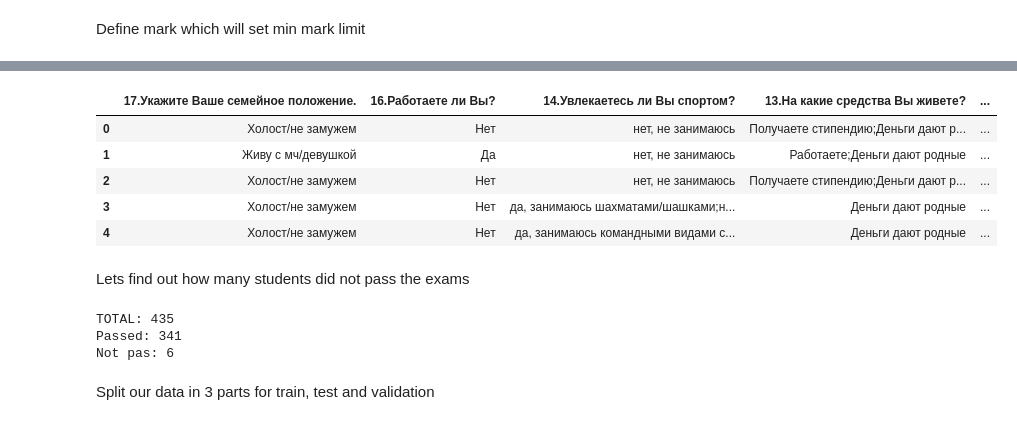
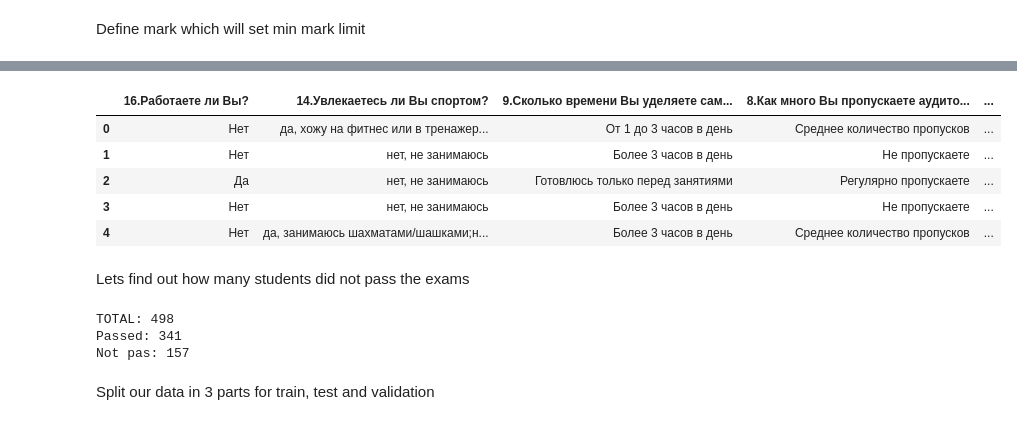
Before and after one commit to alexgiving/coursework_3, a Jupyter notebook: 3course.ipynb, the cells around one changed output, grey strips where cells are left out. Cells and saved outputs as stored; diff of their text form; code cells hidden in the pictures.

```diff
--- a/3course.ipynb
+++ b/3course.ipynb
@@ -15,7 +16,7 @@ from sklearn.metrics import mean_squared_error, mean_absolute_error, r2_score
 # %% [markdown]
 Define mark which will  set min mark limit
 # %%
-data = pd.read_excel('dataset.xlsx')
+data = pd.read_excel('dataset_norm.xlsx')
 data.dropna
 
 min_mark = 4
@@ -31,44 +37,53 @@ plt.show()
 # %%
 # Replase mark of student by belonging to the class of successfully passed
 data['Сдал'] = pd.cut(x=data['Средний балл'], bins=[0, min_mark, 10], labels=[0, 1])
 data.drop(['Средний балл'], axis = 1, inplace= True)
 
 # Drop indicators which are not connected with extracurricular activities
+data_raw_copy = data
 data.drop([ 'Учащийся',
             'Дата прохождения теста',
             '15.Образование Ваших родителей?',
             '3.С какими оценками Вы закончили школу?',
             '4.Ходили ли Вы на подготовительные курсы перед поступлением в вуз?',
             '7.Какая у Вас семья?',
             '10.Получали ли Вы стипендию? (в течение последнего года)',
-            '11.Оцените, как Вам нравится учиться?'],
+            '11.Оцените, как Вам нравится учиться?',
+            '13.На какие средства Вы живете?',
+            '5.Брали ли Вы академический отпуск?',
+            '17.Укажите Ваше семейное положение.',
+            '12.Каковы условия Вашего проживания?'
+            ],
             axis = 1, inplace = True)
 
 data.head()
 # %% [output]
-|  | 17.Укажите Ваше семейное положение. | 16.Работаете ли Вы? | 14.Увлекаетесь ли Вы спортом? | 13.На какие средства Вы живете? | ... |
-| 0 | Холост/не замужем | Нет | нет, не занимаюсь | Получаете стипендию;Деньги дают р... | ... |
-| 1 | Живу с мч/девушкой | Да | нет, не занимаюсь | Работаете;Деньги дают родные | ... |
-| 2 | Холост/не замужем | Нет | нет, не занимаюсь | Получаете стипендию;Деньги дают р... | ... |
-| 3 | Холост/не замужем | Нет | да, занимаюсь шахматами/шашками;н... | Деньги дают родные | ... |
-| 4 | Холост/не замужем | Нет | да, занимаюсь командными видами с... | Деньги дают родные | ... |
+|  | 16.Работаете ли Вы? | 14.Увлекаетесь ли Вы спортом? | 9.Сколько времени Вы уделяете сам... | 8.Как много Вы пропускаете аудито... | ... |
+| 0 | Нет | да, хожу на фитнес или в тренажер... | От 1 до 3 часов в день | Среднее количество пропусков | ... |
+| 1 | Нет | нет, не занимаюсь | Более 3 часов в день | Не пропускаете | ... |
+| 2 | Да | нет, не занимаюсь | Готовлюсь только перед занятиями | Регулярно пропускаете | ... |
+| 3 | Нет | нет, не занимаюсь | Более 3 часов в день | Не пропускаете | ... |
+| 4 | Нет | да, занимаюсь шахматами/шашками;н... | Более 3 часов в день | Среднее количество пропусков | ... |
 # %% [markdown]
 Lets find out how many students did not pass the exams
 # %%
-passed = 0
-not_passed = 0
-res = 0
-for i in data['Сдал']:
-    if i == 1:
-        passed += 1
-    elif i == 0:
-        not_passed += 1
-    res += 1
-print(f"TOTAL: {res}\nPassed: {passed}\nNot pas: {not_passed}")
+def counter_print():
+    passed = 0
+    not_passed = 0
+    res = 0
+    for i in data['Сдал']:
+        if i == 1:
+            passed += 1
+        elif i == 0:
+            not_passed += 1
+        res += 1
+    print(f"TOTAL: {res}\nPassed: {passed}\nNot pas: {not_passed}")
+
+counter_print()
 # %% [output]
-TOTAL: 435
+TOTAL: 498
 Passed: 341
-Not pas: 6
+Not pas: 157
 # %% [markdown]
 Split our data in 3 parts for train, test and validation
 # %%
```
Also changed, not shown: parts of 27 cells of this notebook, 1 other file.
